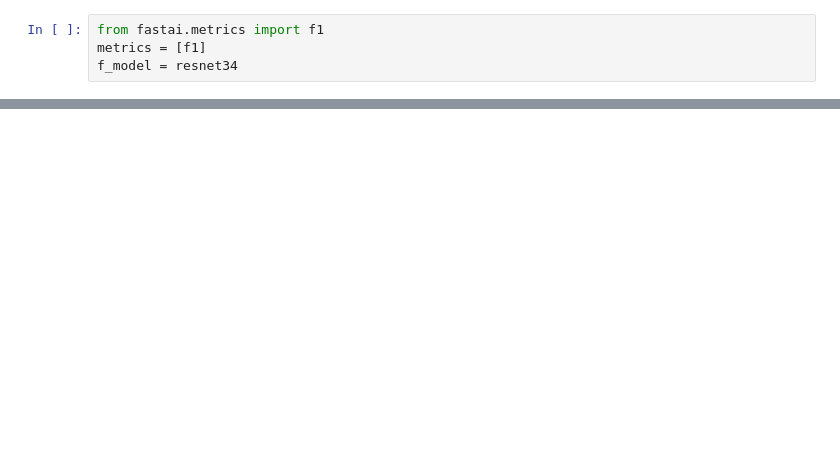
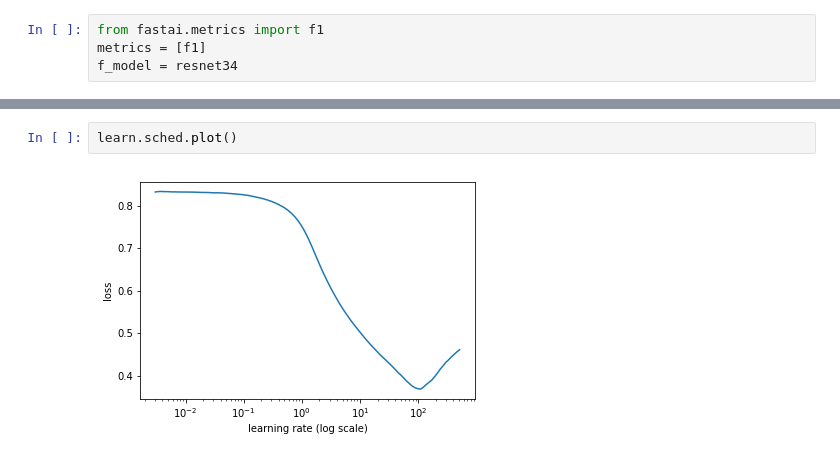
Before and after one commit to jscottcronin/fashion_tags, a Jupyter notebook: code/baseline.ipynb, the cells around one changed output, grey strips where cells are left out. Drawn from its saved outputs; the diff is of its cells as text; blank space fills up the shorter version.

```diff
--- a/code/baseline.ipynb
+++ b/code/baseline.ipynb
@@ -59,0 +59,4 @@ def get_data(sz):
+# %%
+learn.sched.plot()
+# %% [output]
+[figure, added]
```
Also changed, not shown: parts of 10 cells of this notebook, 2 other files.
